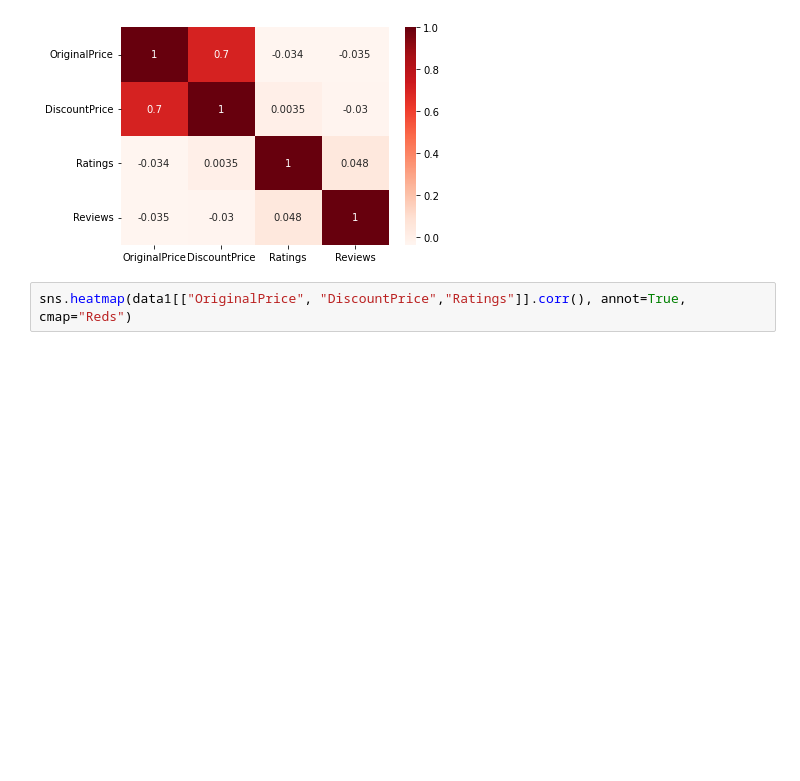
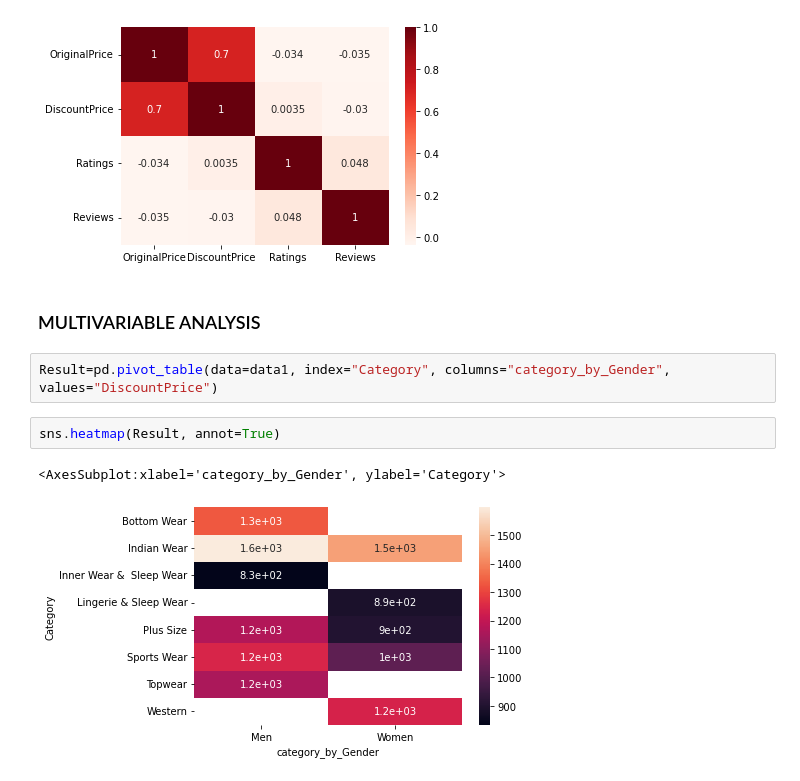
Before and after one commit to Jahanwi07/Myntra-Online-Shopping, a Jupyter notebook: EDA _PROJECT.ipynb, the cells around one changed output. Drawn from its saved outputs; the diff is of its cells as text; blank space fills up the shorter version.

```diff
--- a/EDA _PROJECT.ipynb
+++ b/EDA _PROJECT.ipynb
@@ -540,5 +540,12 @@ sns.heatmap(data1[["OriginalPrice", "DiscountPrice","Ratings", "Reviews"]].corr(
 # %% [output]
 <AxesSubplot:>
 [figure]
-# %%
-sns.heatmap(data1[["OriginalPrice", "DiscountPrice","Ratings"]].corr(), annot=True, cmap="Reds")
+# %% [markdown]
+### MULTIVARIABLE ANALYSIS
+# %%
+Result=pd.pivot_table(data=data1, index="Category", columns="category_by_Gender", values="DiscountPrice")
+# %%
+sns.heatmap(Result, annot=True)
+# %% [output]
+<AxesSubplot:xlabel='category_by_Gender', ylabel='Category'>
+[figure, added]
```
Also changed, not shown: parts of 17 cells of this notebook.
